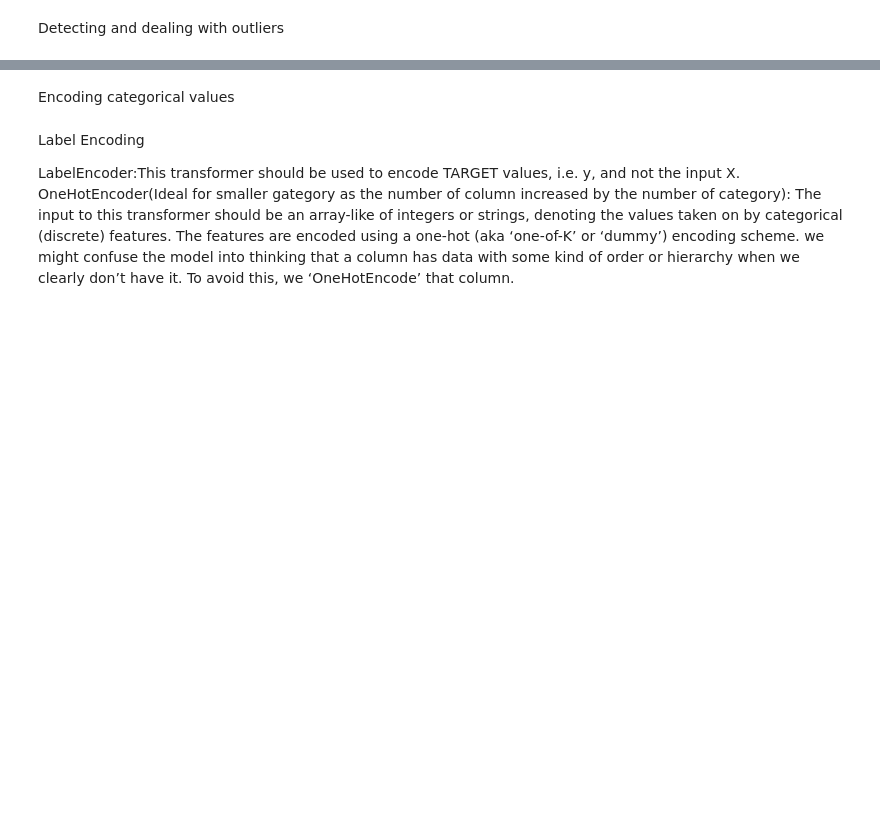
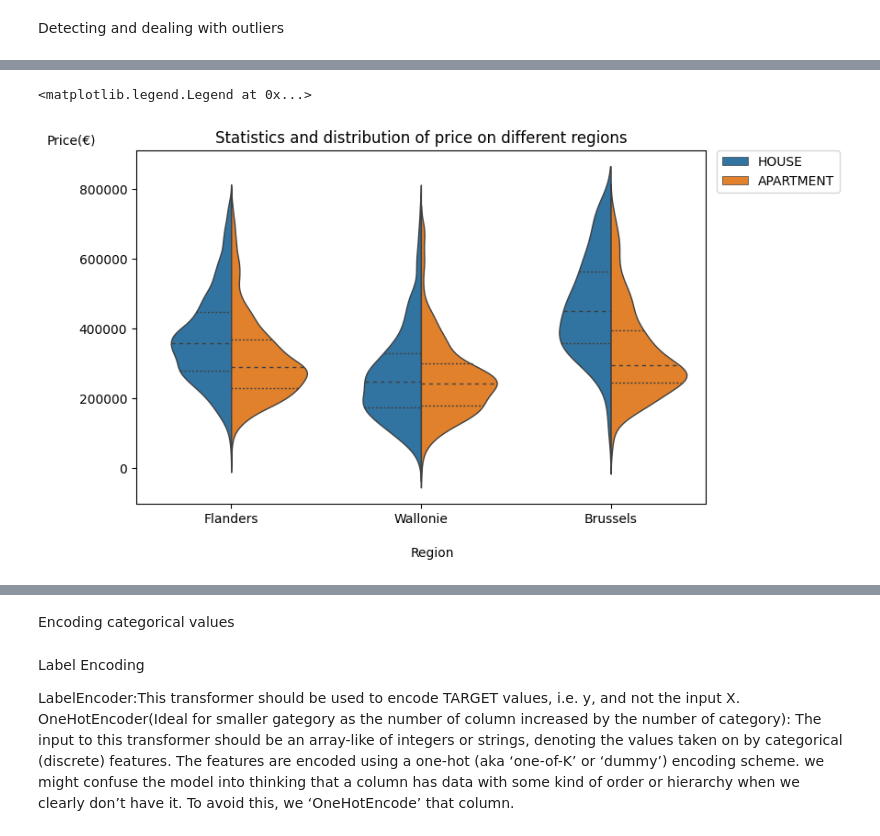
Before and after one commit to Genet-Abay/real-estate-price-prediction, a Jupyter notebook: data_analysis/data_analysis.ipynb, the cells around one changed output, grey strips where cells are left out. Drawn from its saved outputs; the diff is of its cells as text; code cells hidden in the pictures; blank space fills up the shorter version.

```diff
--- a/data_analysis/data_analysis.ipynb
+++ b/data_analysis/data_analysis.ipynb
@@ -314,0 +313,16 @@ KeyboardInterrupt:
+# %%
+from tkinter import font
+
+
+fig, ax = plt.subplots(figsize=(8,5))
+sns.violinplot(data=df_out, x="Region", y="Price", hue='Type', split=True, inner="quart", linewidth=1)
+ax.set_ylabel("Price("+"\u20AC)", loc="top", rotation="horizontal")
+ax.set_xlabel("Region")
+ax.yaxis.set_label_coords(-.07, 1.01)
+ax.xaxis.set_label_coords(.52, -.12)
+plt.title('Statistics and distribution of price on different regions')
+plt.legend(bbox_to_anchor=(1.02, 1.0), loc='upper left', borderaxespad=0)
+#plt.ylabel("Price("+"\u20AC)", rotation=0)
+# %% [output]
+<matplotlib.legend.Legend at 0x...>
+[figure, added]
```
Also changed, not shown: parts of 15 cells of this notebook, 1 other file.
